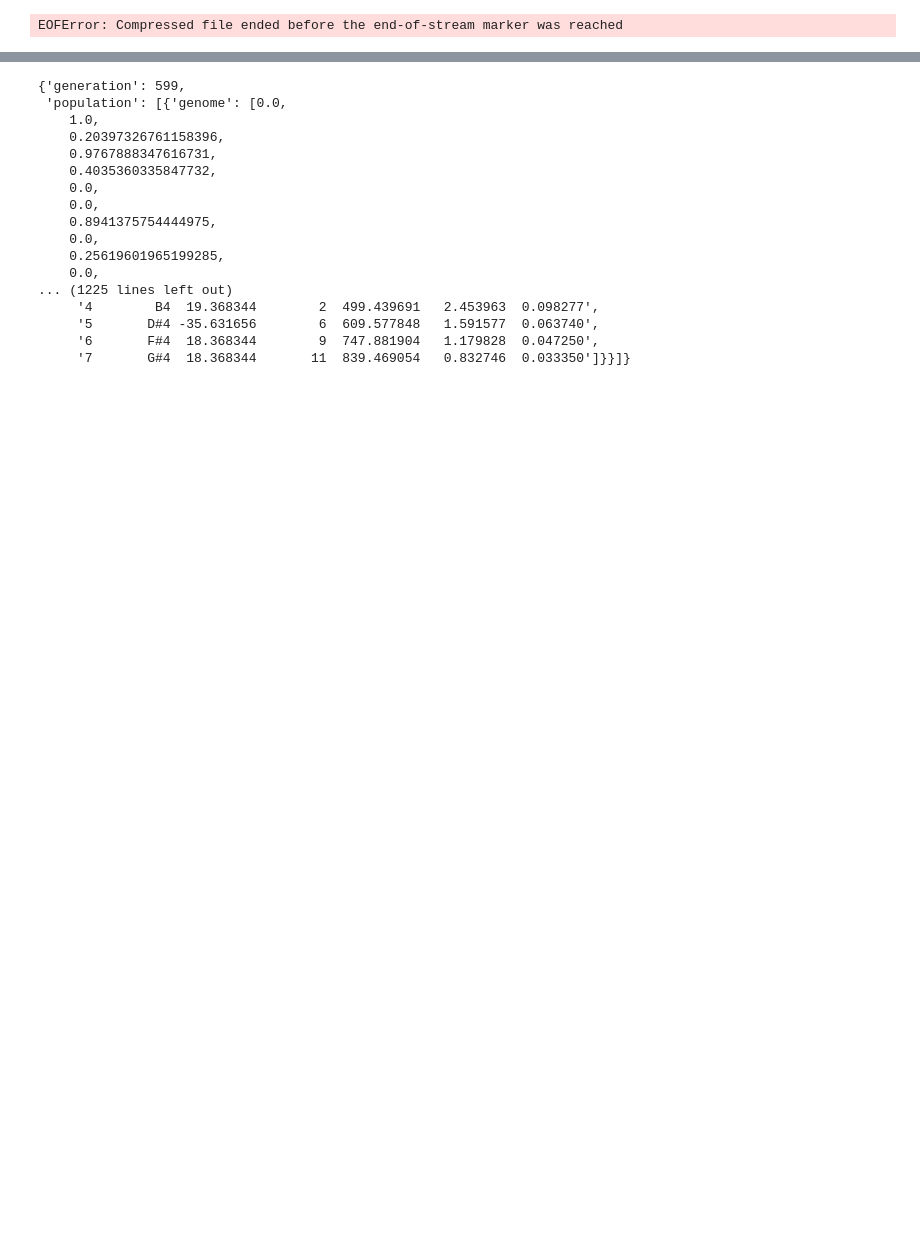
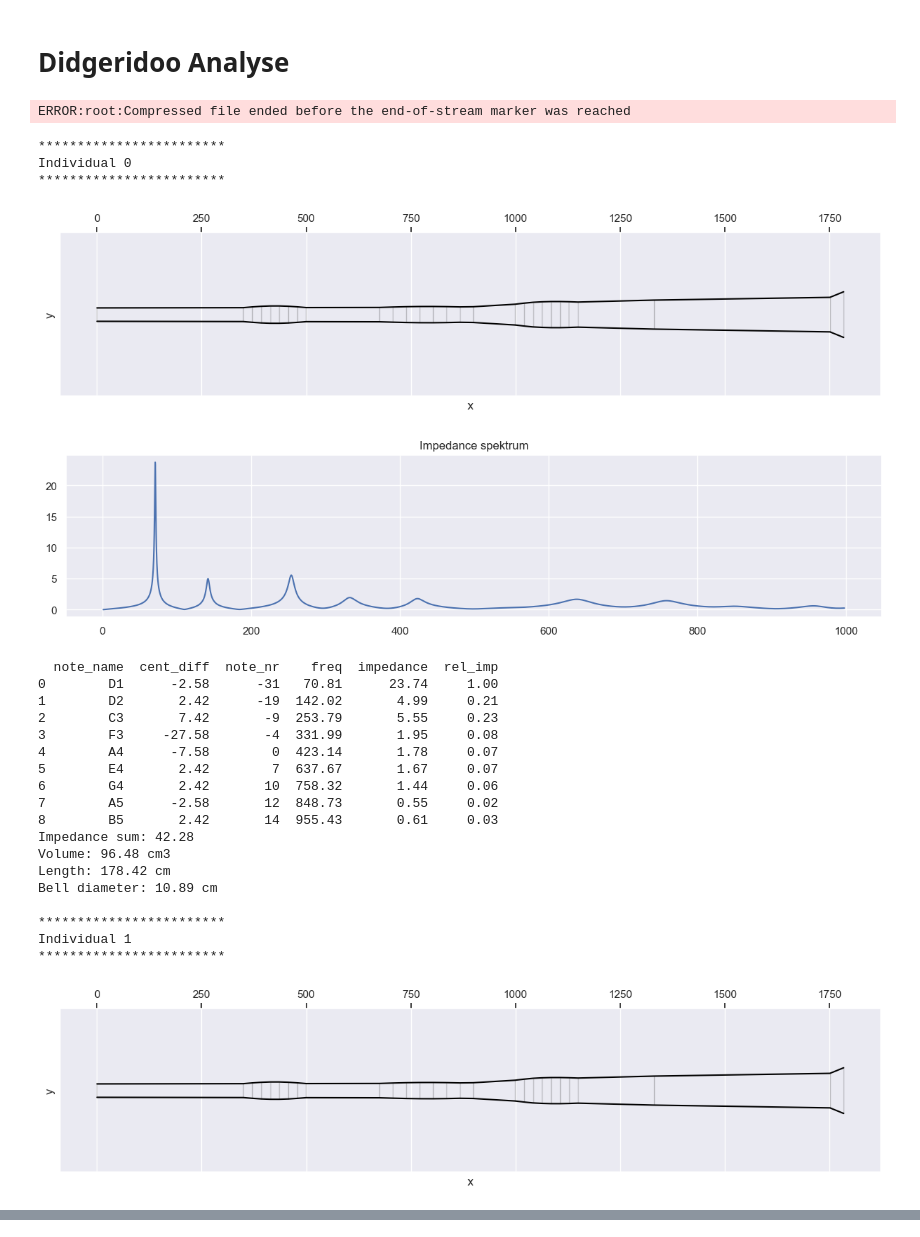
Before and after one commit to Didgitaldoo/didge-lab, a Jupyter notebook: src/experiments/arusha/eval_results.ipynb, the cells around one changed output, grey strips where cells are left out. Cells and saved outputs as stored; diff of their text form; code cells hidden in the pictures; blank space fills up the shorter version.

Commit message:
update evolve arusha

```diff
--- a/src/experiments/arusha/eval_results.ipynb
+++ b/src/experiments/arusha/eval_results.ipynb
@@ -5,6 +16,35 @@ from didgelab.analysis import visualize_individuals, get_latest_population
+# %% [markdown]
+# Didgeridoo Analyse
 # %%
-infile = '../../../saved_evolutions/2024-04-20T08-40-53_evolve_arusha/population.json.gz'
+folder = get_latest_evolution_folder()
+folder = "../../../saved_evolutions/2024-05-29T11-33-34_evolve_arusha"
+infile = os.path.join(folder, "population.json.gz")
 population = get_latest_population(infile)
-visualize_individuals(population["population"], n=10, base_freq=456)
+base_freq=425
+visualize_individuals(population["population"], n=3, base_freq=base_freq)
 # %% [output]
-EOFError: Compressed file ended before the end-of-stream marker was reached
+ERROR:root:Compressed file ended before the end-of-stream marker was reached
+************************
+Individual 0
+************************
+[figure, added]
+[figure, added]
+  note_name  cent_diff  note_nr    freq  impedance  rel_imp
+0        D1      -2.58      -31   70.81      23.74     1.00
+1        D2       2.42      -19  142.02       4.99     0.21
+2        C3       7.42       -9  253.79       5.55     0.23
+3        F3     -27.58       -4  331.99       1.95     0.08
+4        A4      -7.58        0  423.14       1.78     0.07
+5        E4       2.42        7  637.67       1.67     0.07
+6        G4       2.42       10  758.32       1.44     0.06
+7        A5      -2.58       12  848.73       0.55     0.02
+8        B5       2.42       14  955.43       0.61     0.03
+Impedance sum: 42.28
+Volume: 96.48 cm3
+Length: 178.42 cm
+Bell diameter: 10.89 cm
+
+************************
+Individual 1
+************************
+[figure, added]
@@ -30,24 +85,0 @@ from didgelab.util.didge_visualizer import vis_didge
-# %%
-infile = '../../../saved_evolutions/2024-04-20T11-50-54_evolve_tamaki3/population.json.gz'
-for line in gzip.open(infile):
-    continue
-
-json.loads(line)
-# %% [output]
-{'generation': 599,
- 'population': [{'genome': [0.0,
-    1.0,
-    0.20397326761158396,
-    0.9767888347616731,
-    0.4035360335847732,
-    0.0,
-    0.0,
-    0.8941375754444975,
-    0.0,
-    0.25619601965199285,
-    0.0,
-... (1225 lines left out)
-     '4        B4  19.368344        2  499.439691   2.453963  0.098277',
-     '5       D#4 -35.631656        6  609.577848   1.591577  0.063740',
-     '6       F#4  18.368344        9  747.881904   1.179828  0.047250',
-     '7       G#4  18.368344       11  839.469054   0.832746  0.033350']}}]}
```
Also changed, not shown: parts of 11 cells of this notebook, 5 other files.
